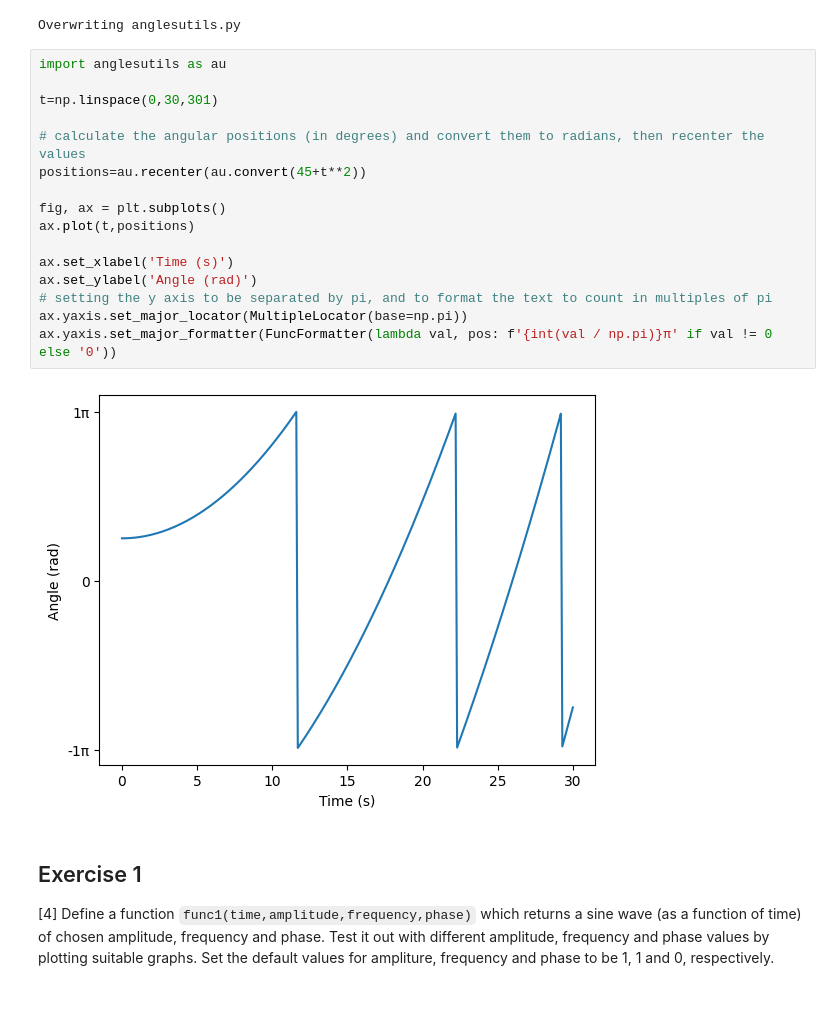
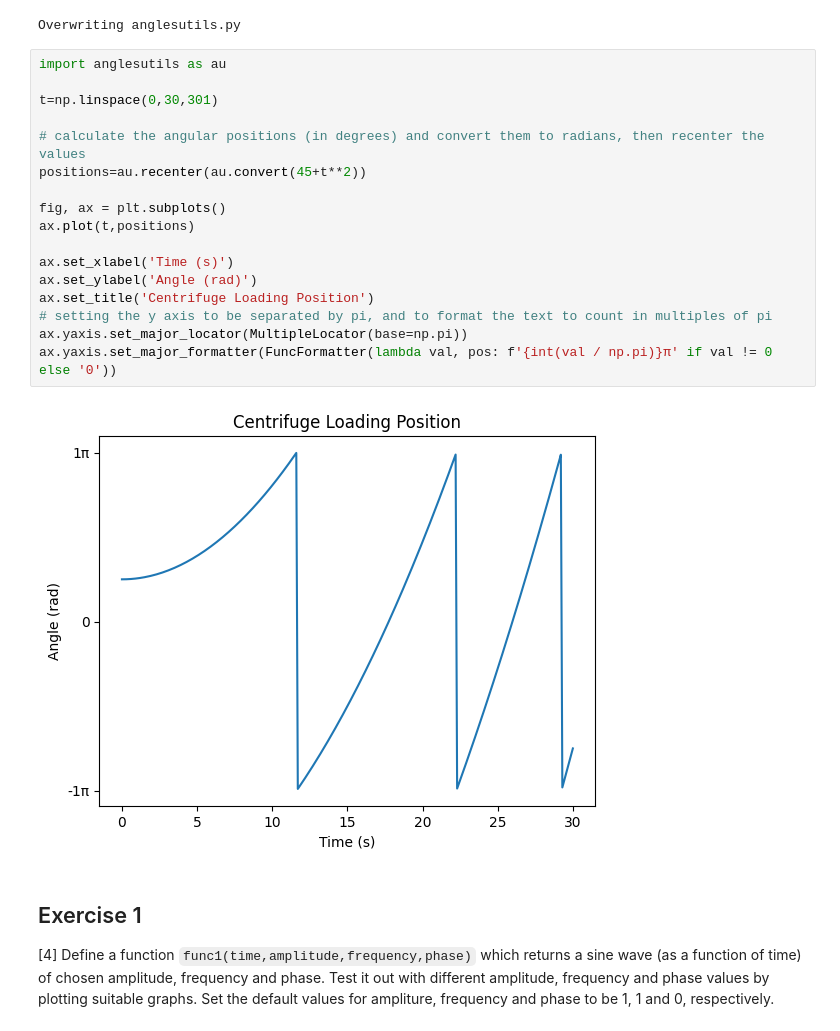
Before and after one commit to PX2145-2025/week-2-b-Ridge-Ewan-313, a Jupyter notebook: Functions.ipynb, the cells around one changed output. Saved outputs shown, nothing was run; the diff lists cells and outputs as text; blank space fills up the shorter version.

```diff
--- a/Functions.ipynb
+++ b/Functions.ipynb
@@ -40,21 +40,22 @@ Overwriting anglesutils.py
 # %%
 import anglesutils as au
 
 t=np.linspace(0,30,301)
 
 # calculate the angular positions (in degrees) and convert them to radians, then recenter the values
 positions=au.recenter(au.convert(45+t**2))
 
 fig, ax = plt.subplots()
 ax.plot(t,positions)
 
 ax.set_xlabel('Time (s)')
 ax.set_ylabel('Angle (rad)')
+ax.set_title('Centrifuge Loading Position')
 # setting the y axis to be separated by pi, and to format the text to count in multiples of pi
 ax.yaxis.set_major_locator(MultipleLocator(base=np.pi))
 ax.yaxis.set_major_formatter(FuncFormatter(lambda val, pos: f'{int(val / np.pi)}π' if val != 0 else '0'))
 # %% [output]
-[figure, old version]
+[figure, new version]
 # %% [markdown]
 ## Exercise 1
 
```
